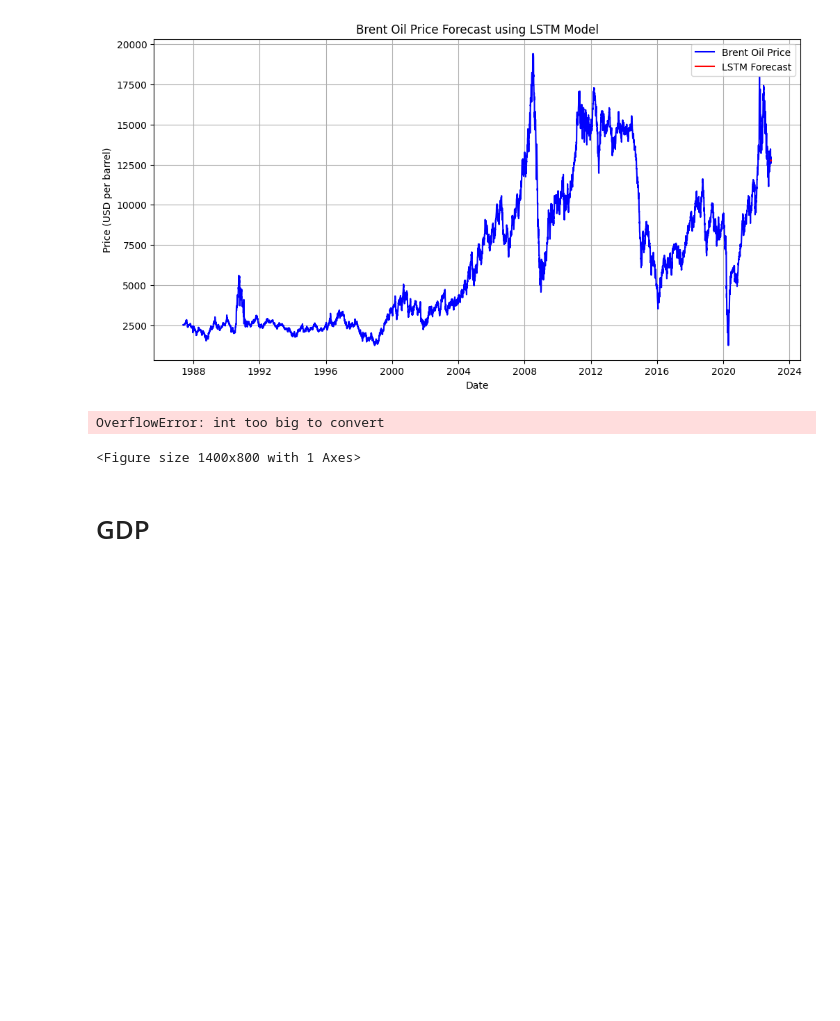
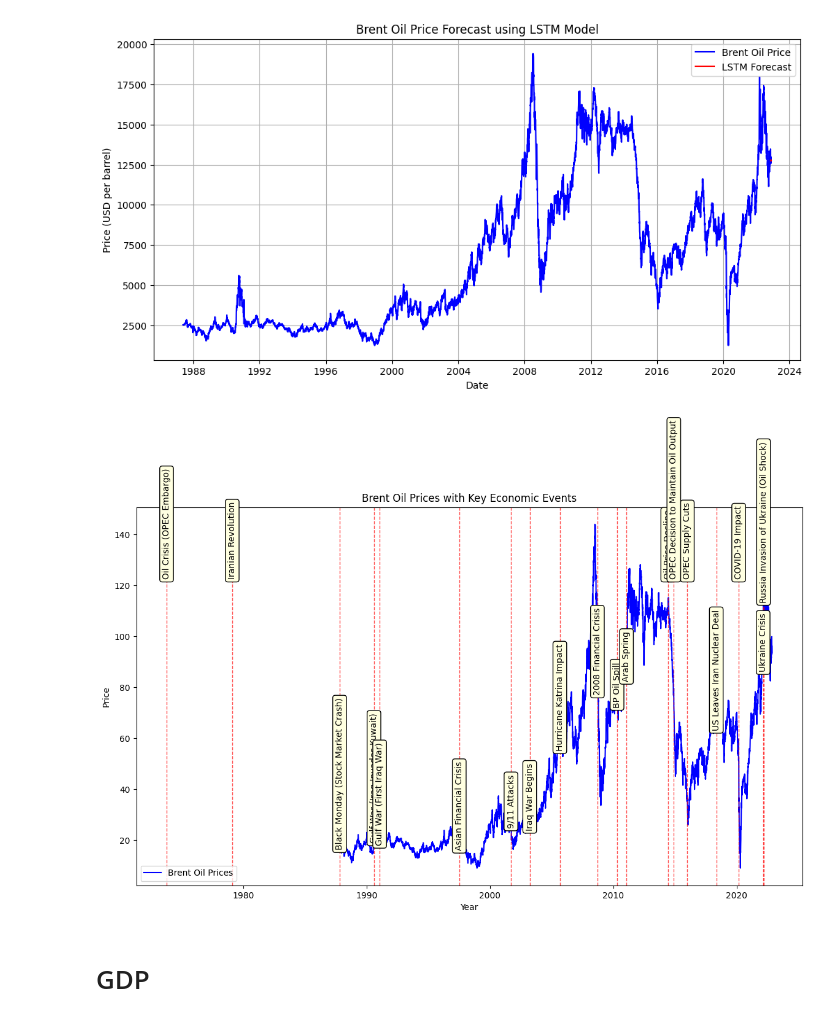
Before and after one commit to NaimaT15/Oil_Price_Analysis, a Jupyter notebook: notebooks/oil_price_analysis.ipynb, the cells around one changed output. Saved outputs shown, nothing was run; the diff lists cells and outputs as text; code cells hidden in the pictures; blank space fills up the shorter version.

```diff
--- a/notebooks/oil_price_analysis.ipynb
+++ b/notebooks/oil_price_analysis.ipynb
@@ -188,6 +188,12 @@ Epoch 7/50
 # %%
 import pandas as pd
 import matplotlib.pyplot as plt
+
+# Ensure 'Date' is in datetime format
+data['Date'] = pd.to_datetime(data['Date'], errors='coerce')
+
+# Remove any rows with invalid or missing dates
+data = data.dropna(subset=['Date'])
 
 # Extended list of events to annotate
 events = {
@@ -212,39 +218,36 @@ events = {
     '2022-03-08': 'Russia Invasion of Ukraine (Oil Shock)'
 }
 
-# Assuming 'data' is your DataFrame with 'Date' and 'Price' columns
+# Plotting the Brent oil prices
 plt.figure(figsize=(14, 8))
-
-# Plotting the Brent oil prices
 plt.plot(data['Date'], data['Price'], label='Brent Oil Prices', color='blue')
 
 # Loop over each event in the dictionary to add vertical lines and annotations
 for date, label in events.items():
     event_date = pd.to_datetime(date)
     event_price = data.loc[data['Date'] == event_date, 'Price'].max() if event_date in data['Date'].values else data['Price'].max()
 
     # Draw a vertical line for the event
     plt.axvline(x=event_date, color='red', linestyle='--', linewidth=1, alpha=0.7)
 
     # Annotate the event
     plt.annotate(label,
                  xy=(event_date, event_price * 0.8),
                  xytext=(event_date, event_price * 0.85),
                  rotation=90, color='black',
                  ha='center', va='bottom', fontsize=10,
                  bbox=dict(boxstyle="round,pad=0.3", edgecolor="black", facecolor="lightyellow"))
 
 # Adding labels and title
 plt.title('Brent Oil Prices with Key Economic Events')
 plt.xlabel('Year')
 plt.ylabel('Price')
 plt.legend()
 
 # Show the plot
 plt.show()
 # %% [output]
-OverflowError: int too big to convert
-<Figure size 1400x800 with 1 Axes>
+[figure, added]
 # %% [markdown]
 # GDP
 # %%
```
Also changed, not shown: parts of 1 cell of this notebook.
